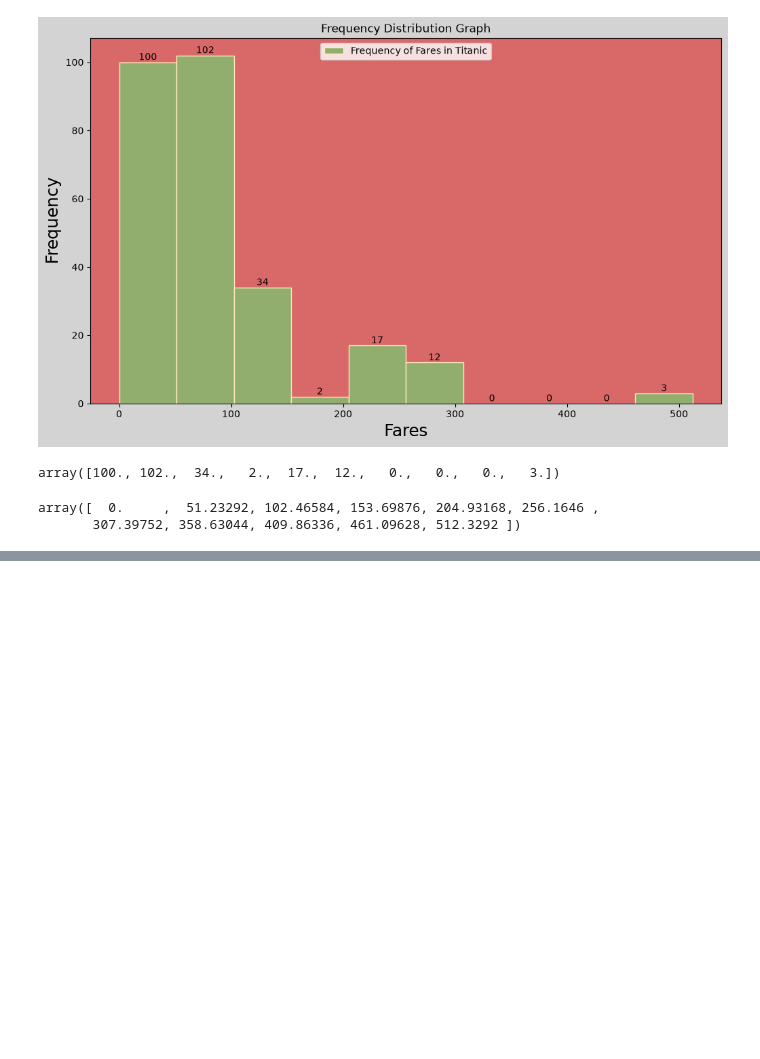
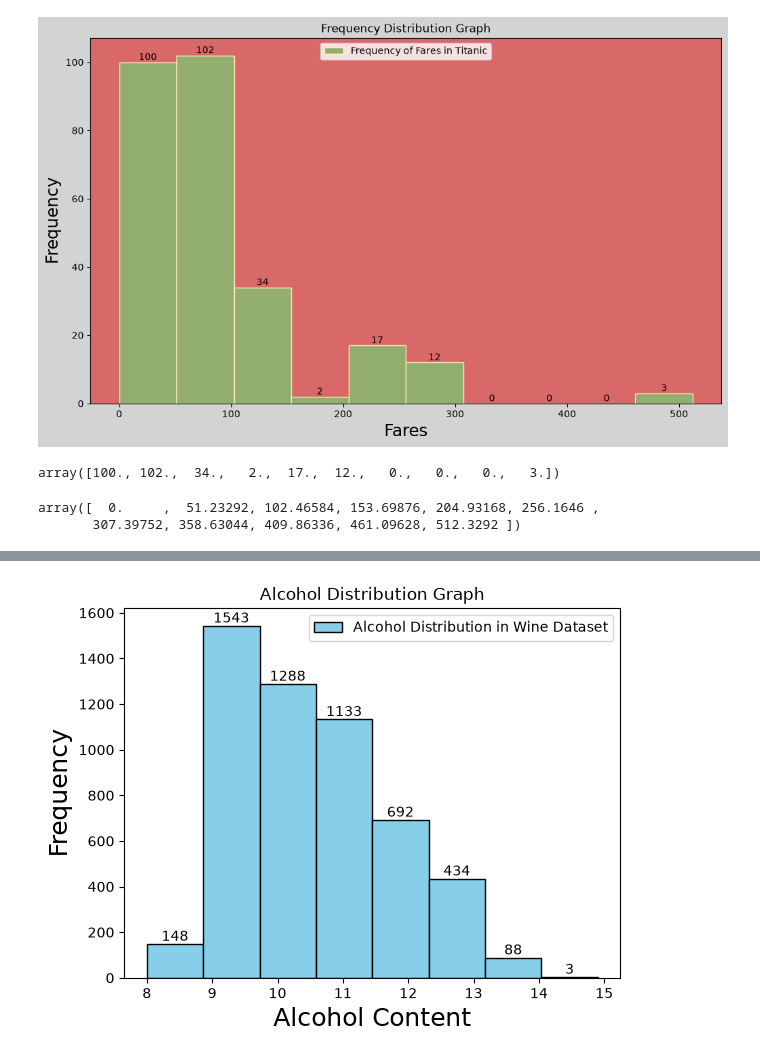
Before and after one commit to Ashuu189/python-libraries-pro, a Jupyter notebook: PracticeSheet/complete-matplotlib-sheet.ipynb, the cells around one changed output, grey strips where cells are left out. Saved outputs shown, nothing was run; the diff lists cells and outputs as text; code cells hidden in the pictures; blank space fills up the shorter version.

```diff
--- a/PracticeSheet/complete-matplotlib-sheet.ipynb
+++ b/PracticeSheet/complete-matplotlib-sheet.ipynb
@@ -590,0 +620,5 @@ array([  0.     ,  51.23292, 102.46584, 153.69876, 204.93168, 256.1646 ,
+# %%
+wine_quality.duplicated().sum()
+wine_quality=wine_quality.drop_duplicates()
+wine_quality.duplicated().sum()
+wine_quality['alcohol'].unique()
@@ -590,0 +643,10 @@ array([  0.     ,  51.23292, 102.46584, 153.69876, 204.93168, 256.1646 ,
+# %%
+a=plt.hist(x=wine_quality['alcohol'],bins=8,color='skyblue',edgecolor='black',label='Alcohol Distribution in Wine Dataset')
+plt.xlabel('Alcohol Content',fontsize=18)
+plt.ylabel('Frequency',fontsize=18)
+plt.title('Alcohol Distribution Graph')
+plt.bar_label(a[2])
+plt.legend(loc='upper right')
+plt.show()
+# %% [output]
+[figure, added]
```
Also changed, not shown: parts of 9 cells of this notebook, 1 other file.
